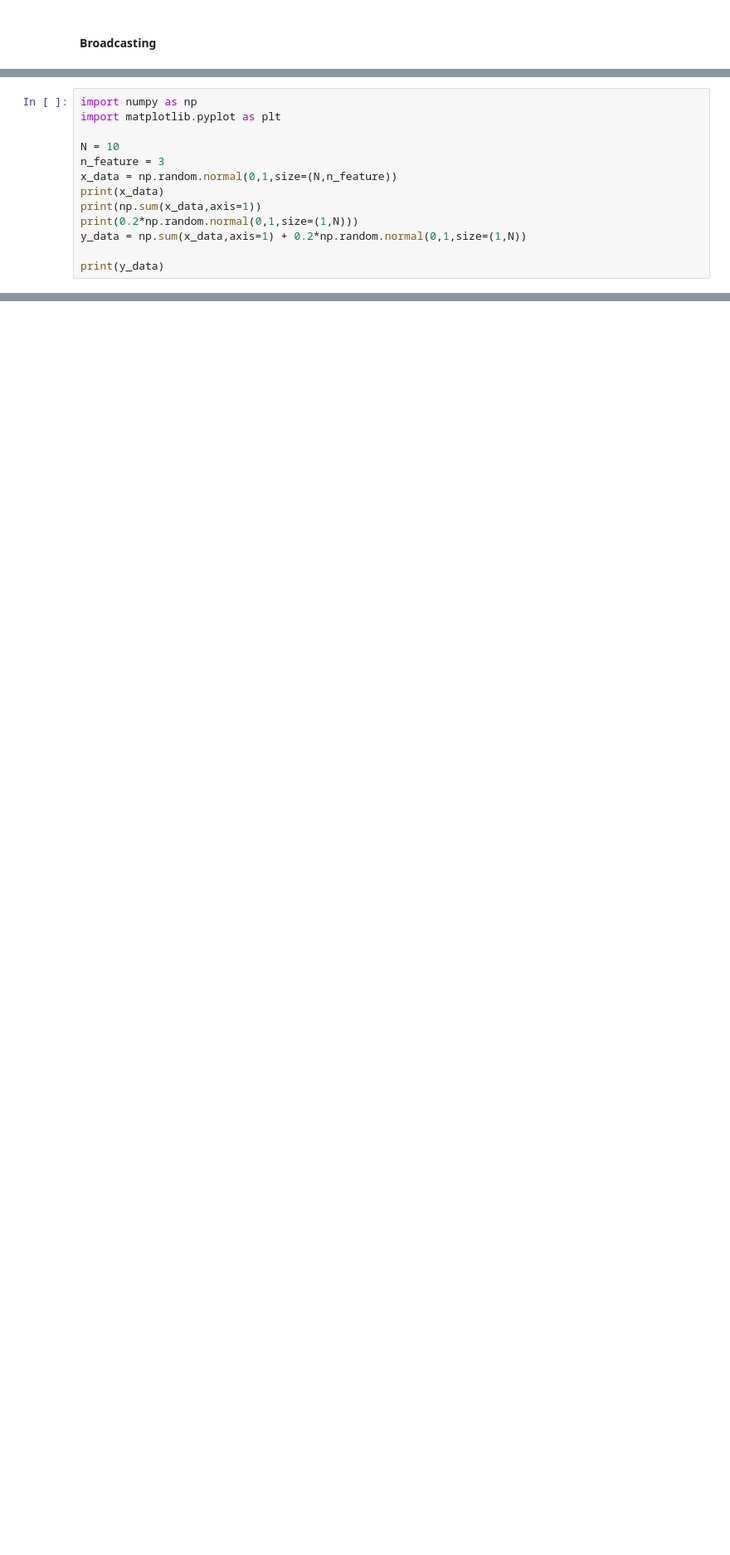
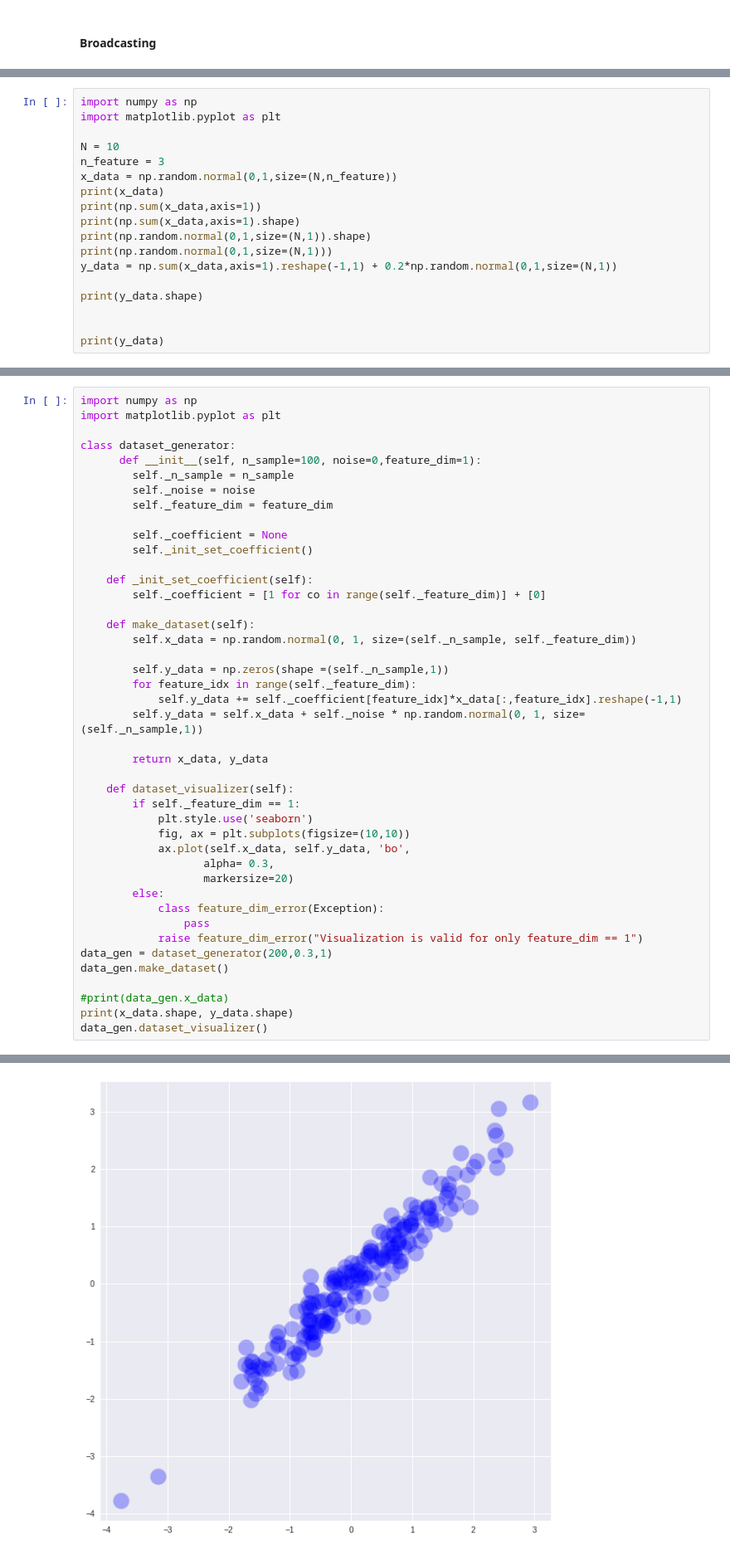
Before and after one commit to ajs7270/Tensorflow, a Jupyter notebook: numpy/numpy_practice.ipynb, the cells around one changed output, grey strips where cells are left out. Shown: that part at 83% size. Saved outputs shown, nothing was run; the diff lists cells and outputs as text; blank space fills up the shorter version.

Commit message:
Practice numpy (dataset generate)

```diff
--- a/numpy/numpy_practice.ipynb
+++ b/numpy/numpy_practice.ipynb
@@ -366,8 +373,13 @@ n_feature = 3
 x_data = np.random.normal(0,1,size=(N,n_feature))
 print(x_data)
 print(np.sum(x_data,axis=1))
-print(0.2*np.random.normal(0,1,size=(1,N)))
-y_data = np.sum(x_data,axis=1) + 0.2*np.random.normal(0,1,size=(1,N))
+print(np.sum(x_data,axis=1).shape)
+print(np.random.normal(0,1,size=(N,1)).shape)
+print(np.random.normal(0,1,size=(N,1)))
+y_data = np.sum(x_data,axis=1).reshape(-1,1) + 0.2*np.random.normal(0,1,size=(N,1))
+
+print(y_data.shape)
+
 
 print(y_data)
 # %% [output]
@@ -391,0 +403,44 @@ asdf
+# %%
+import numpy as np
+import matplotlib.pyplot as plt
+
+class dataset_generator:
+      def __init__(self, n_sample=100, noise=0,feature_dim=1):
+        self._n_sample = n_sample
+        self._noise = noise
+        self._feature_dim = feature_dim
+
+        self._coefficient = None
+        self._init_set_coefficient()
+
+    def _init_set_coefficient(self):
+        self._coefficient = [1 for co in range(self._feature_dim)] + [0]
+
+    def make_dataset(self):
+        self.x_data = np.random.normal(0, 1, size=(self._n_sample, self._feature_dim))
+
+        self.y_data = np.zeros(shape =(self._n_sample,1))
+        for feature_idx in range(self._feature_dim):
+            self.y_data += self._coefficient[feature_idx]*x_data[:,feature_idx].reshape(-1,1)
+        self.y_data = self.x_data + self._noise * np.random.normal(0, 1, size=(self._n_sample,1))
+
+        return x_data, y_data
+
+    def dataset_visualizer(self):
+        if self._feature_dim == 1:
+            plt.style.use('seaborn')
+            fig, ax = plt.subplots(figsize=(10,10))
+            ax.plot(self.x_data, self.y_data, 'bo',
+                   alpha= 0.3,
+                   markersize=20)
+        else:
+            class feature_dim_error(Exception):
+                pass
+            raise feature_dim_error("Visualization is valid for only feature_dim == 1")
+data_gen = dataset_generator(200,0.3,1)
+data_gen.make_dataset()
+
+#print(data_gen.x_data)
+print(x_data.shape, y_data.shape)
+data_gen.dataset_visualizer()
+# %% [output]
@@ -391,0 +464 @@ asdf
+[figure, added]
```
Also changed, not shown: parts of 9 cells of this notebook.
